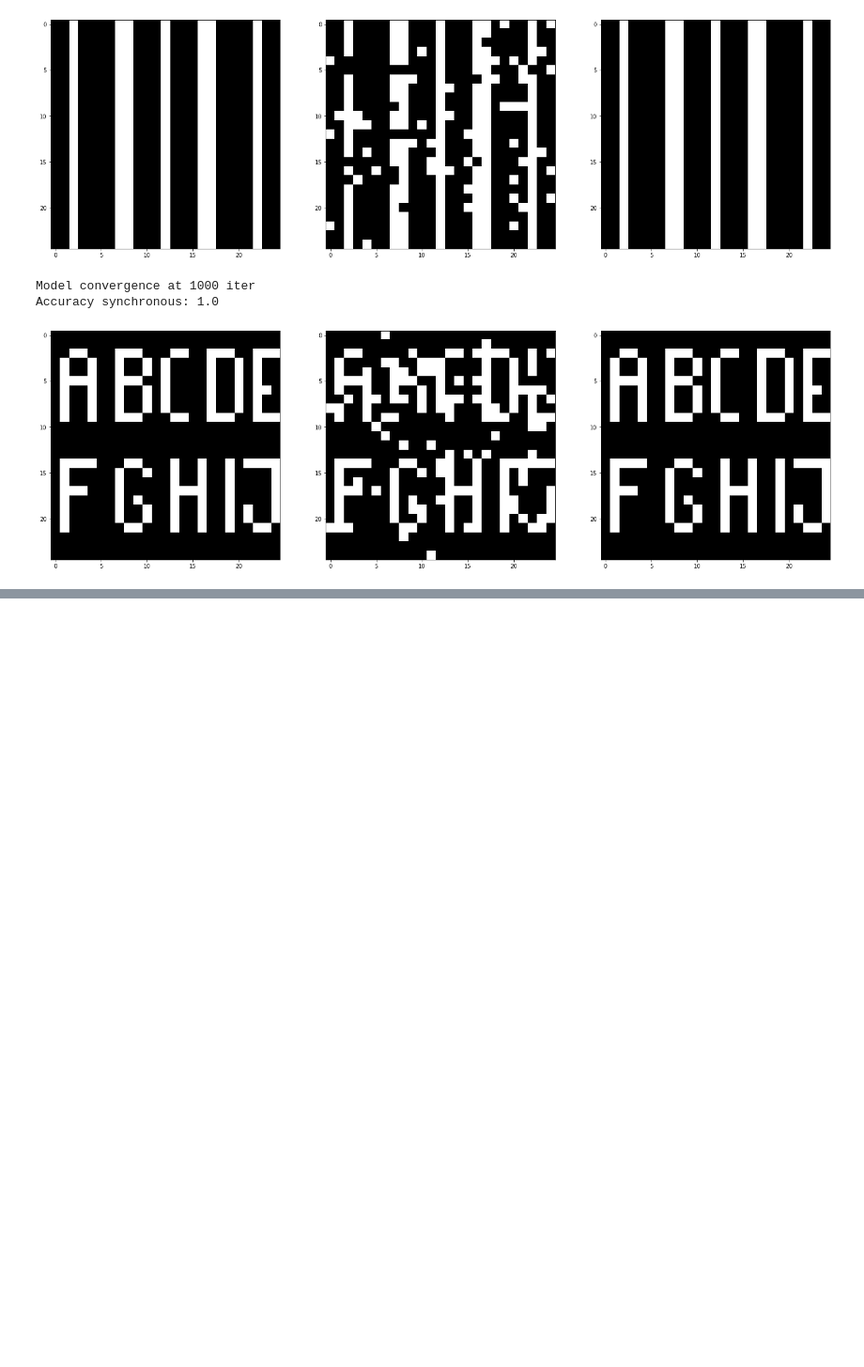
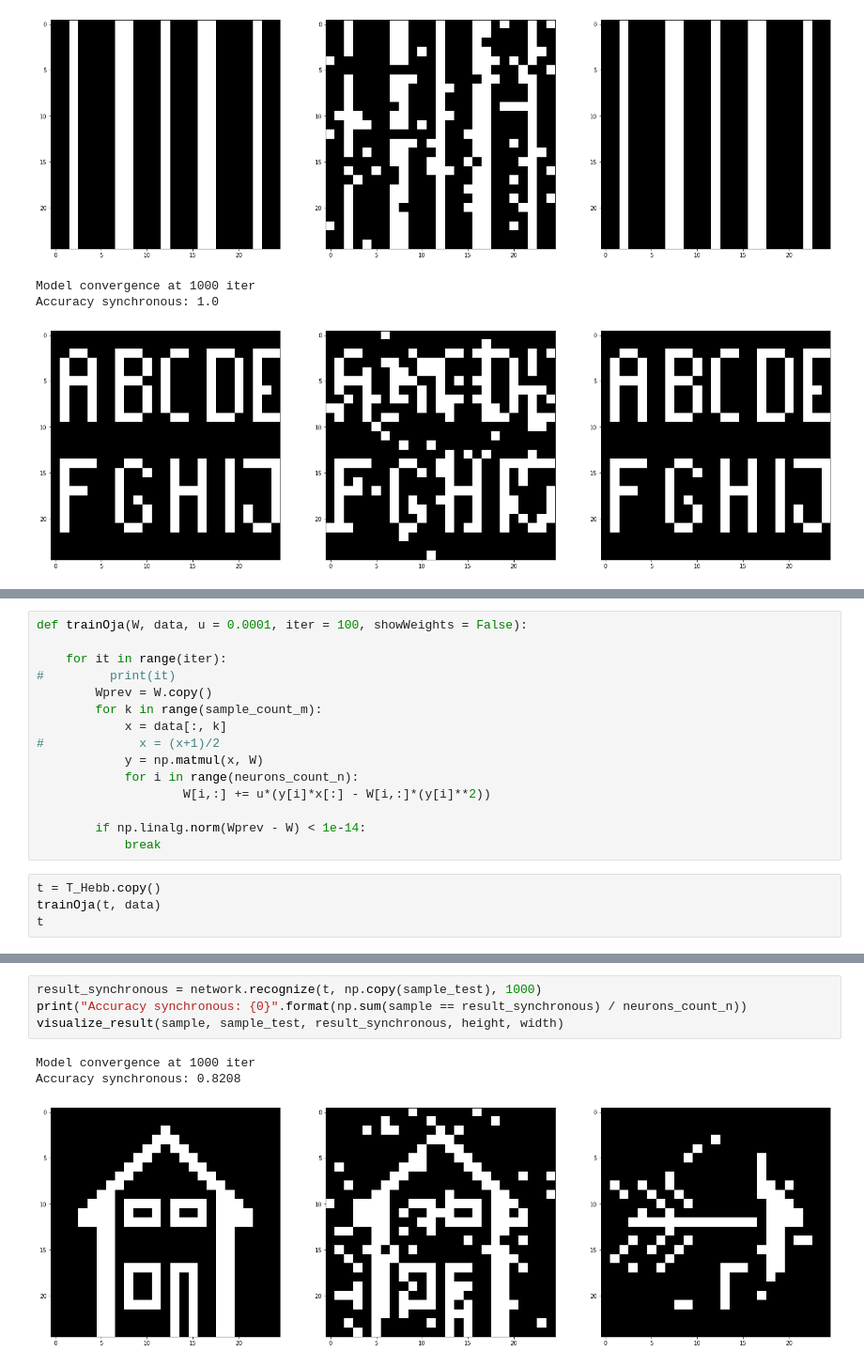
Before and after one commit to werglu/hopfieldNetwork, a Jupyter notebook: HopfieldNetwork/HopfieldNetwork/test_oja.ipynb, the cells around one changed output, grey strips where cells are left out. Shown at 94% size. Cells and saved outputs as stored; diff of their text form; blank space fills up the shorter version.

```diff
--- a/HopfieldNetwork/HopfieldNetwork/test_oja.ipynb
+++ b/HopfieldNetwork/HopfieldNetwork/test_oja.ipynb
@@ -63,0 +159,19 @@ Accuracy synchronous: 1.0
+# %%
+def trainOja(W, data, u = 0.0001, iter = 100, showWeights = False):
+
+    for it in range(iter):
+#         print(it)
+        Wprev = W.copy()
+        for k in range(sample_count_m):
+            x = data[:, k]
+#             x = (x+1)/2
+            y = np.matmul(x, W)
+            for i in range(neurons_count_n):
+                    W[i,:] += u*(y[i]*x[:] - W[i,:]*(y[i]**2))
+
+        if np.linalg.norm(Wprev - W) < 1e-14:
+            break
+# %%
+t = T_Hebb.copy()
+trainOja(t, data)
+t
@@ -63,0 +192,8 @@ Accuracy synchronous: 1.0
+# %%
+result_synchronous = network.recognize(t, np.copy(sample_test), 1000)
+print("Accuracy synchronous: {0}".format(np.sum(sample == result_synchronous) / neurons_count_n))
+visualize_result(sample, sample_test, result_synchronous, height, width)
+# %% [output]
+Model convergence at 1000 iter
+Accuracy synchronous: 0.8208
+[figure, added]
```
Also changed, not shown: parts of 8 cells of this notebook, 1 other file.
